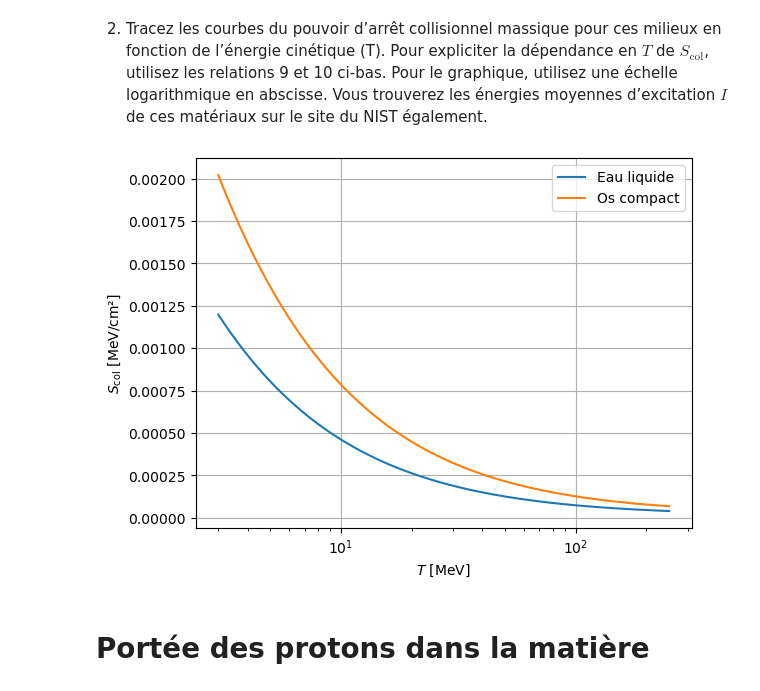
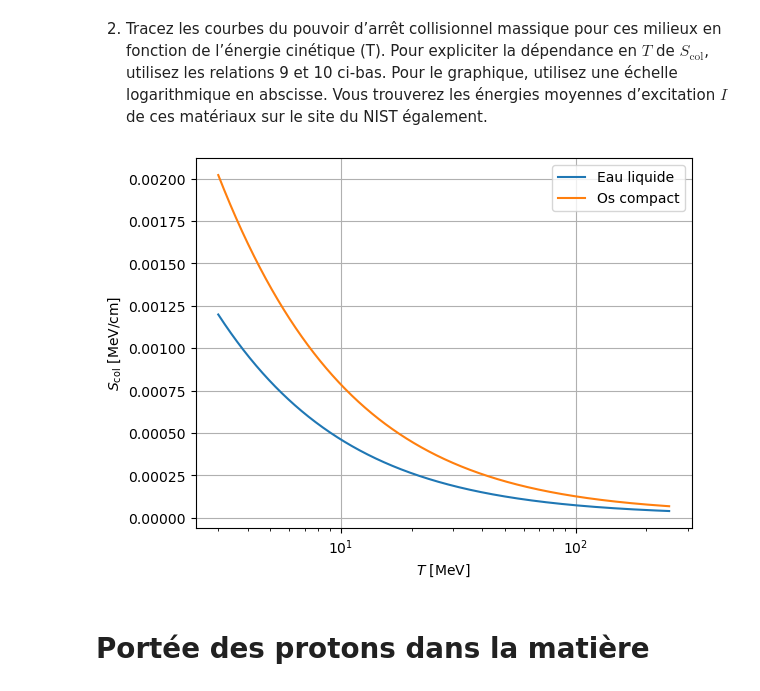
Before and after one commit to Antetokounpo/PhysNum-TP, a Jupyter notebook: tp1.ipynb, the cells around one changed output. Saved outputs shown, nothing was run; the diff lists cells and outputs as text; code cells hidden in the pictures.

```diff
--- a/tp1.ipynb
+++ b/tp1.ipynb
@@ -43,35 +43,35 @@ c = 3e8 # m/s
 J_in_eV = 1.602176634e-19 # J/eV
 
 def gamma(T):
     return T / (m_p*c**2) + 1
 
 def beta_squared(T):
     return (gamma(T)**2 - 1) / gamma(T)**2
 
 def T_e_max(T): # J
     return 2 * m_e * c**2 * (gamma(T)**2 - 1) / (1 + 2 * gamma(T) * m_e/m_p + (m_e/m_p)**2)
 
 def S_col(T, n_e, I): # [J/m^2]
     term1 = 2*np.pi * r_e**2* m_e * c**2 * n_e / beta_squared(T)
     term2 = np.log(2 * m_e * c**2 * beta_squared(T) * gamma(T)**2 * T_e_max(T) / I**2)
     term3 = 2*beta_squared(T)
 
     return term1 * (term2 - term3)
 
 kinetic_energy_ev = np.linspace(3e6, 250e6, 10000) # eV
 S_col_water = S_col(kinetic_energy_ev*J_in_eV, n_e_liquid_water, 75*J_in_eV) / J_in_eV * 1e-4 / 1e6 # [MeV/cm^2]
 S_col_bone = S_col(kinetic_energy_ev*J_in_eV, n_e_compact_bone, 91.9*J_in_eV) / J_in_eV * 1e-4 / 1e6 # [MeV/cm^2]
 
 plt.figure()
 plt.plot(kinetic_energy_ev / 1e6, S_col_water, label="Eau liquide")
 plt.plot(kinetic_energy_ev / 1e6, S_col_bone, label="Os compact")
 plt.xscale("log")
 plt.xlabel("$T$ [MeV]")
-plt.ylabel("$S_{\\text{col}}$ [MeV/cm²]")
+plt.ylabel("$S_{\\text{col}}$ [MeV/cm]")
 plt.legend()
 plt.grid()
 # %% [output]
-[figure, old version]
+[figure, new version]
 # %% [markdown]
 # Portée des protons dans la matière
 # %% [markdown]
```
Also changed, not shown: parts of 2 cells of this notebook.
